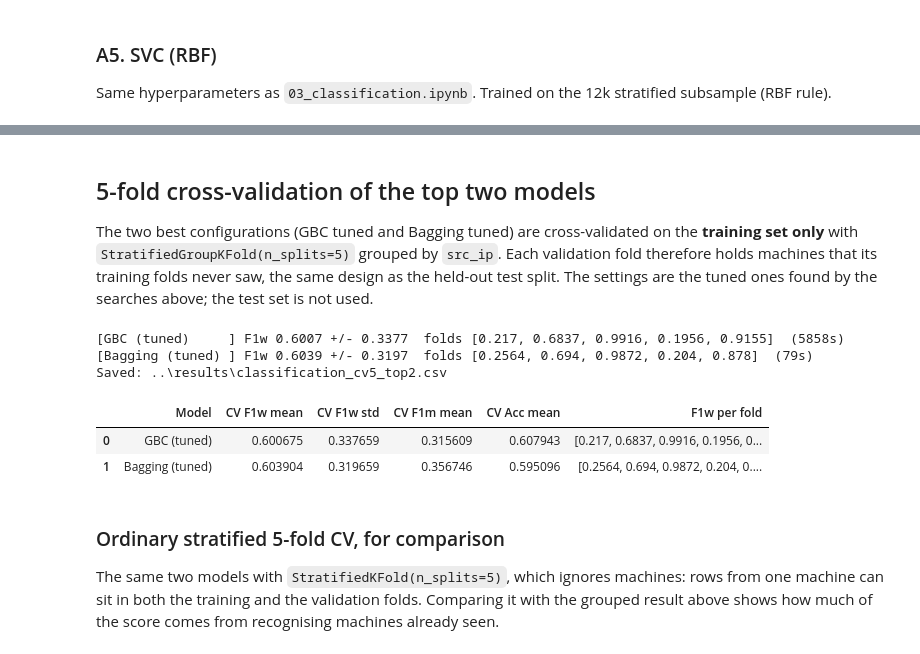
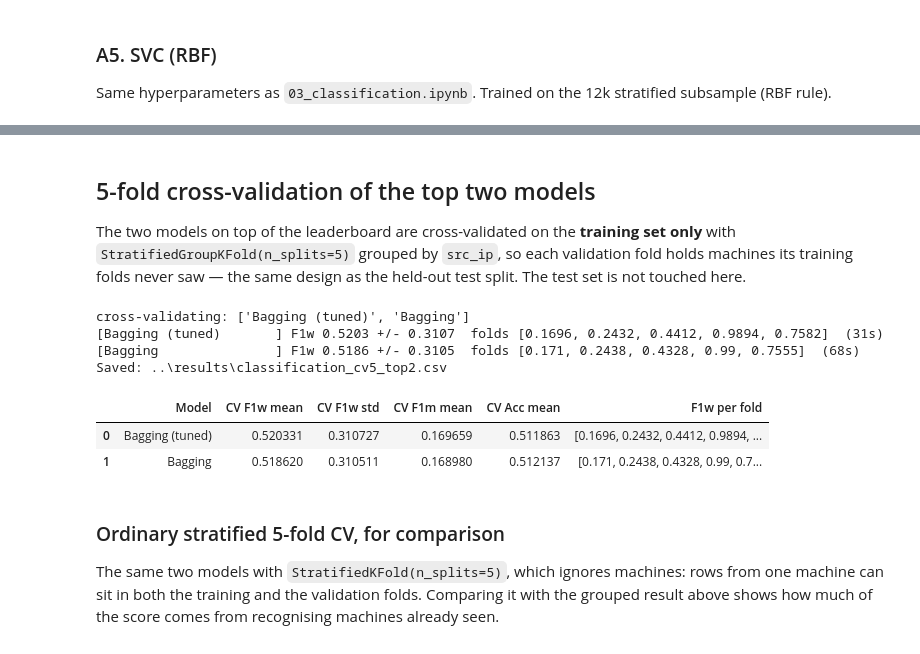
Before and after one commit to pranayr710/CloudShield, a Jupyter notebook: notebooks/03_classification_1.ipynb, the cells around one changed output, grey strips where cells are left out. Cells and saved outputs as stored; diff of their text form; code cells hidden in the pictures.

```diff
--- a/notebooks/03_classification_1.ipynb
+++ b/notebooks/03_classification_1.ipynb
@@ -415,7 +460,10 @@ model = AdaBoostClassifier(
 X_train_1, Y_train_1 = (X_train_df, Y_train)
 X_test_1 = X_test_df
 
-model.fit(X_train_1, Y_train)
+from sklearn.utils.class_weight import compute_sample_weight
+# AdaBoost has no class_weight knob; a balanced sample_weight plays the same role
+_sw = compute_sample_weight(class_weight="balanced", y=Y_train)
+model.fit(X_train_1, Y_train, sample_weight=_sw)
 m_test = cls_metrics(Y_test, model.predict(X_test_1), model, X_test_1, name)
 add_result(name, m_test)
 
@@ -427,14 +475,17 @@ Random Forest       0.666766        0.814661     0.666766  0.605872  0.406468
 # %% [markdown]
 ## 8.GradientBoosting Classifier
 # %%
-name="GradientBoostingClassifier"
+name = "Gradient Boosting"
 
 model = GradientBoostingClassifier(n_estimators=100,learning_rate=0.1,max_depth=3,random_state=42)
 
 X_train_1, Y_train_1 = (X_train_df, Y_train)
 X_test_1 = X_test_df
 
-model.fit(X_train_1, Y_train)
+from sklearn.utils.class_weight import compute_sample_weight
+# GradientBoosting has no class_weight knob; balanced sample_weight instead
+_sw = compute_sample_weight(class_weight="balanced", y=Y_train)
+model.fit(X_train_1, Y_train, sample_weight=_sw)
 m_test = cls_metrics(Y_test, model.predict(X_test_1), model, X_test_1, name)
 add_result(name, m_test)
 
@@ -506,7 +505,7 @@ name = "Bagging"
 # max_features=0.3 subsamples features per split (Random-Forest-style), which
 # decorrelates the trees and lifts accuracy to ~72% (and runs ~5x faster).
 model = BaggingClassifier(
-    estimator=DecisionTreeClassifier(random_state=42),
+    estimator=DecisionTreeClassifier(class_weight='balanced', random_state=42),
     n_estimators=100,
     max_samples=1.0,
     max_features=0.3,
@@ -847,0 +1009,14 @@ Saved: results/classification_12model_ton_iot.csv
+# %%
+# --- Metric comparison across all 10 models (test set) ---
+plot_cols = ['Accuracy test', 'F1w test', 'F1m test', 'ROC-AUC test']
+ax = board.set_index('Model')[plot_cols].plot(kind='bar', figsize=(14, 6), rot=35, width=0.82)
+ax.set_ylabel('score')
+ax.set_ylim(0, 1.05)
+ax.set_title('Test-set metrics - all 10 models (50k stratified sample, src_ip-grouped split)')
+ax.legend(loc='lower right')
+plt.tight_layout()
+os.makedirs(os.path.join(ROOT, 'results/figures/toniot_partB'), exist_ok=True)
+plt.savefig(os.path.join(ROOT, 'results/figures/toniot_partB/cls_model_comparison.png'),
+            dpi=150, bbox_inches='tight')
+print('Saved: results/figures/toniot_partB/cls_model_comparison.png')
+plt.show()
@@ -875,51 +1064,51 @@ Saved: results/classification_12model_per_class.csv
 # %% [markdown]
 ## 5-fold cross-validation of the top two models
 
-The two best configurations (GBC tuned and Bagging tuned) are cross-validated on the **training set only** with `StratifiedGroupKFold(n_splits=5)` grouped by `src_ip`. Each validation fold therefore holds machines that its training folds never saw, the same design as the held-out test split. The settings are the tuned ones found by the searches above; the test set is not used.
+The two models on top of the leaderboard are cross-validated on the **training set only** with `StratifiedGroupKFold(n_splits=5)` grouped by `src_ip`, so each validation fold holds machines its training folds never saw — the same design as the held-out test split. The test set is not touched here.
 # %%
 # --- 5-fold grouped cross-validation of the top two models (training set only) ---
 import time
+from sklearn.base import clone
 from sklearn.model_selection import StratifiedGroupKFold, cross_validate
 
-X_cv = np.asarray(X_train_df, dtype=np.float64)
+X_cv = X_train_df                     # DataFrame, so feature names stay consistent in every fold
 y_cv = np.asarray(Y_train, dtype=object)
 groups_cv = df['src_ip'].iloc[train].values          # source machine of every training row
 cv5 = StratifiedGroupKFold(n_splits=5, shuffle=True, random_state=42)
 
-top2 = {
-    'GBC (tuned)': GradientBoostingClassifier(n_estimators=100, learning_rate=0.05, max_depth=5,
-                                              subsample=0.8, random_state=42),
-    'Bagging (tuned)': BaggingClassifier(estimator=DecisionTreeClassifier(random_state=42, max_depth=30),
-                                         n_estimators=200, max_samples=0.7, max_features=0.2,
-                                         bootstrap=True, random_state=42, n_jobs=4),
-}
+# the leaderboard decides who gets cross-validated - no hand-picked configs
+posthoc = globals().get('EXCLUDE_POSTHOC', set())
+top2_names = [n for n in board['Model'].tolist() if n not in posthoc][:2]
+top2 = {n: clone(FITTED[n]) for n in top2_names}
+print('cross-validating:', top2_names)
 
 cv_rows = []
 for name, est in top2.items():
     t0 = time.time()
     res = cross_validate(est, X_cv, y_cv, groups=groups_cv, cv=cv5,
                          scoring=['f1_weighted', 'f1_macro', 'accuracy'], n_jobs=5)
     cv_rows.append({
         'Model': name,
         'CV F1w mean': res['test_f1_weighted'].mean(), 'CV F1w std': res['test_f1_weighted'].std(),
         'CV F1m mean': res['test_f1_macro'].mean(), 'CV Acc mean': res['test_accuracy'].mean(),
         'F1w per fold': np.round(res['test_f1_weighted'], 4).tolist(),
     })
-    print(f"[{name:16s}] F1w {res['test_f1_weighted'].mean():.4f} +/- {res['test_f1_weighted'].std():.4f}  "
+    print(f"[{name:22s}] F1w {res['test_f1_weighted'].mean():.4f} +/- {res['test_f1_weighted'].std():.4f}  "
           f"folds {np.round(res['test_f1_weighted'], 4).tolist()}  ({time.time() - t0:.0f}s)")
 
 cv_table = pd.DataFrame(cv_rows)
 RESULTS_DIR = os.path.join(ROOT, 'results')
 cv_table.to_csv(os.path.join(RESULTS_DIR, 'classification_cv5_top2.csv'), index=False)
 print('Saved:', os.path.join(RESULTS_DIR, 'classification_cv5_top2.csv'))
 cv_table
 # %% [output]
-[GBC (tuned)     ] F1w 0.6007 +/- 0.3377  folds [0.217, 0.6837, 0.9916, 0.1956, 0.9155]  (5858s)
-[Bagging (tuned) ] F1w 0.6039 +/- 0.3197  folds [0.2564, 0.694, 0.9872, 0.204, 0.878]  (79s)
+cross-validating: ['Bagging (tuned)', 'Bagging']
+[Bagging (tuned)       ] F1w 0.5203 +/- 0.3107  folds [0.1696, 0.2432, 0.4412, 0.9894, 0.7582]  (31s)
+[Bagging               ] F1w 0.5186 +/- 0.3105  folds [0.171, 0.2438, 0.4328, 0.99, 0.7555]  (68s)
 Saved: ..\results\classification_cv5_top2.csv
 |  | Model | CV F1w mean | CV F1w std | CV F1m mean | CV Acc mean | F1w per fold |
-| 0 | GBC (tuned) | 0.600675 | 0.337659 | 0.315609 | 0.607943 | [0.217, 0.6837, 0.9916, 0.1956, 0... |
-| 1 | Bagging (tuned) | 0.603904 | 0.319659 | 0.356746 | 0.595096 | [0.2564, 0.694, 0.9872, 0.204, 0.... |
+| 0 | Bagging (tuned) | 0.520331 | 0.310727 | 0.169659 | 0.511863 | [0.1696, 0.2432, 0.4412, 0.9894, ... |
+| 1 | Bagging | 0.518620 | 0.310511 | 0.168980 | 0.512137 | [0.171, 0.2438, 0.4328, 0.99, 0.7... |
 # %% [markdown]
 ### Ordinary stratified 5-fold CV, for comparison
 
```
Also changed, not shown: parts of 35 cells of this notebook.
